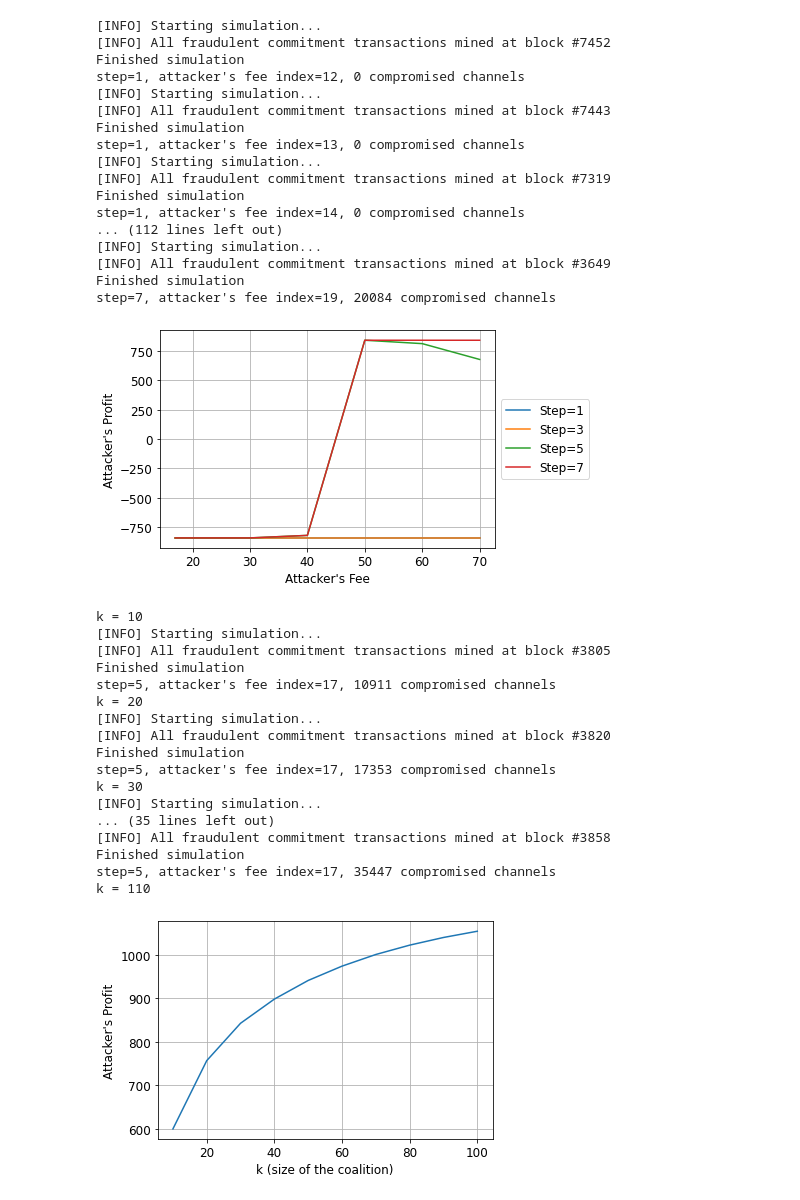
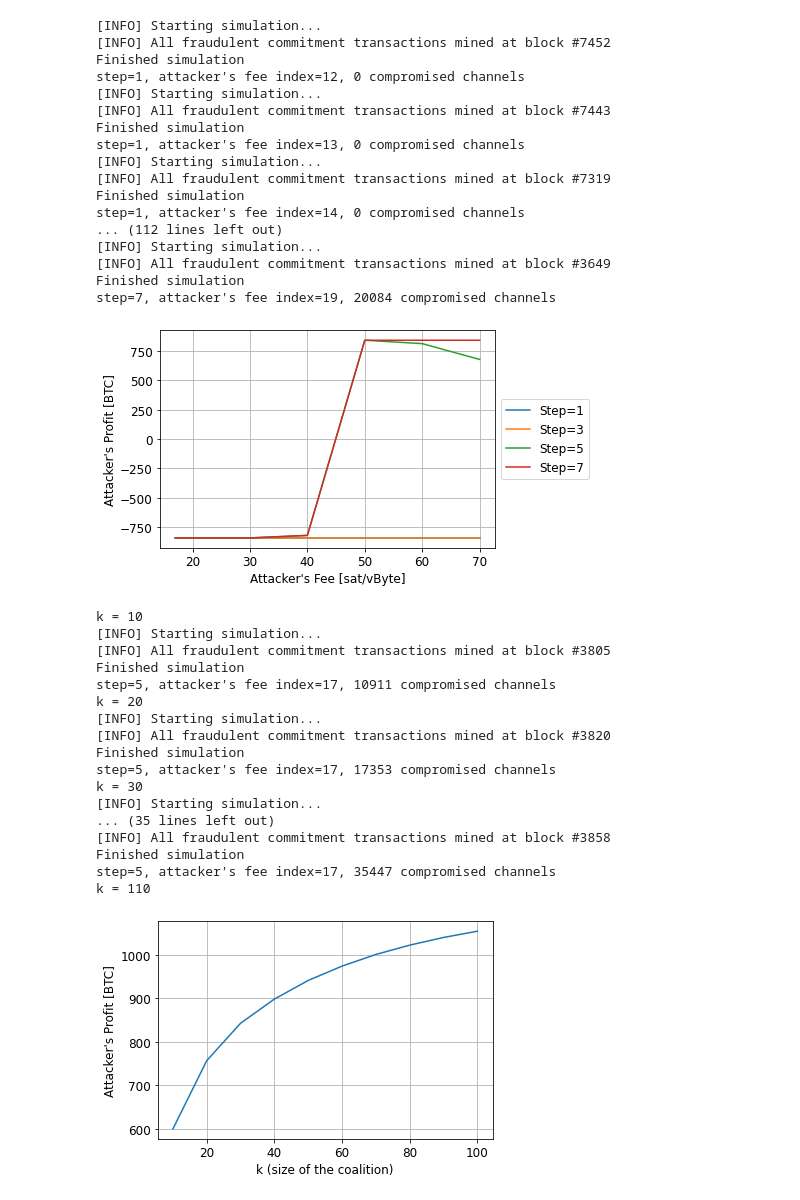
Before and after one commit to CosimoSguanci/Mass-Exit-Attacks-on-LN, a Jupyter notebook: mempool-simulator/MassDoubleSpendAttackSimulation-refactoring.ipynb, the cells around one changed output. Drawn from its saved outputs; the diff is of its cells as text; code cells hidden in the pictures.

```diff
--- a/mempool-simulator/MassDoubleSpendAttackSimulation-refactoring.ipynb
+++ b/mempool-simulator/MassDoubleSpendAttackSimulation-refactoring.ipynb
@@ -572,7 +572,7 @@ for experiment in experiments:
         plt.plot(x, y)
         labels.append(f"Step={step}")
 
-    plt.xlabel("Attacker's Fee", fontsize=12)
+    plt.xlabel("Attacker's Fee [sat/vByte]", fontsize=12)
     plt.ylabel(f'Late Penalty Transactions', fontsize=12)
     plt.legend(labels=labels, loc='center left', bbox_to_anchor=(1, 0.5))
     plt.show()
@@ -686,7 +686,7 @@ for experiment in experiments:
         plt.plot(x, y)
         labels.append(f"Step={step}")
 
-    plt.xlabel("Attacker's Fee", fontsize=12)
+    plt.xlabel("Attacker's Fee [sat/vByte]", fontsize=12)
     plt.ylabel(f'Compromised channels', fontsize=12)
     plt.legend(labels=labels, loc='center left', bbox_to_anchor=(1, 0.5))
     plt.show()
@@ -801,7 +801,7 @@ for experiment in experiments:
         plt.plot(x, y)
         labels.append(f"Step={step}")
 
-    plt.xlabel("Attacker's Fee", fontsize=12)
+    plt.xlabel("Attacker's Fee [sat/vByte]", fontsize=12)
     plt.ylabel(f'Compromised channels', fontsize=12)
     plt.legend(labels=labels, loc='center left', bbox_to_anchor=(1, 0.5))
     plt.show()
@@ -916,7 +916,7 @@ for experiment in experiments:
         plt.plot(x, y)
         labels.append(f"Step={step}")
 
-    plt.xlabel("Attacker's Fee", fontsize=12)
+    plt.xlabel("Attacker's Fee [sat/vByte]", fontsize=12)
     plt.ylabel(f'Compromised channels', fontsize=12)
     plt.legend(labels=labels, loc='center left', bbox_to_anchor=(1, 0.5))
     plt.show()
@@ -1055,36 +1022,36 @@ for experiment in experiments:
             transactions = buildTransactions(n_attacked_channels, i, (sim.getFirstSnapshot())[1][i], True)
             n = runSimulationForAttackerProfit(sim, transactions, ln_delay, attacker_fee_second_tx=100, second_attacker_tx_dynamic=True)
             print(f"step={step}, attacker's fee index={i}, {n} compromised channels")
             profit = 0.5 * n * avg_capacity_per_channel - (0.5 * (n_attacked_channels - n) * avg_capacity_per_channel)
             y.append(profit)
             x.append(fee_ranges2[i])
             i += 1
         plt.plot(x, y)
         labels.append(f"Step={step}")
 
-    plt.xlabel("Attacker's Fee", fontsize=12)
-    plt.ylabel(f"Attacker's Profit", fontsize=12)
+    plt.xlabel("Attacker's Fee [sat/vByte]", fontsize=12)
+    plt.ylabel(f"Attacker's Profit [BTC]", fontsize=12)
     plt.legend(labels=labels, loc='center left', bbox_to_anchor=(1, 0.5))
     plt.show()
 # %% [output]
 [INFO] Starting simulation...
 [INFO] All fraudulent commitment transactions mined at block #7452
 Finished simulation
 step=1, attacker's fee index=12, 0 compromised channels
 [INFO] Starting simulation...
 [INFO] All fraudulent commitment transactions mined at block #7443
 Finished simulation
 step=1, attacker's fee index=13, 0 compromised channels
 [INFO] Starting simulation...
 [INFO] All fraudulent commitment transactions mined at block #7319
 Finished simulation
 step=1, attacker's fee index=14, 0 compromised channels
 ... (112 lines left out)
 [INFO] Starting simulation...
 [INFO] All fraudulent commitment transactions mined at block #3649
 Finished simulation
 step=7, attacker's fee index=19, 20084 compromised channels
-[figure, old version]
+[figure, new version]
 # %%
 # Attacker's Profit plots
 
@@ -1138,7 +1105,7 @@ fig, ax = plt.subplots()
 ax.grid(True)
 plt.plot(k_arr, profits)
 plt.xlabel('k (size of the coalition)')
-plt.ylabel(f"Attacker's Profit")
+plt.ylabel(f"Attacker's Profit [BTC]")
 plt.show()
 # %% [output]
 k = 10
@@ -1158,4 +1125,4 @@ k = 30
 Finished simulation
 step=5, attacker's fee index=17, 35447 compromised channels
 k = 110
-[figure, old version]
+[figure, new version]
```
Also changed, not shown: parts of 9 cells of this notebook, 1 other file.
